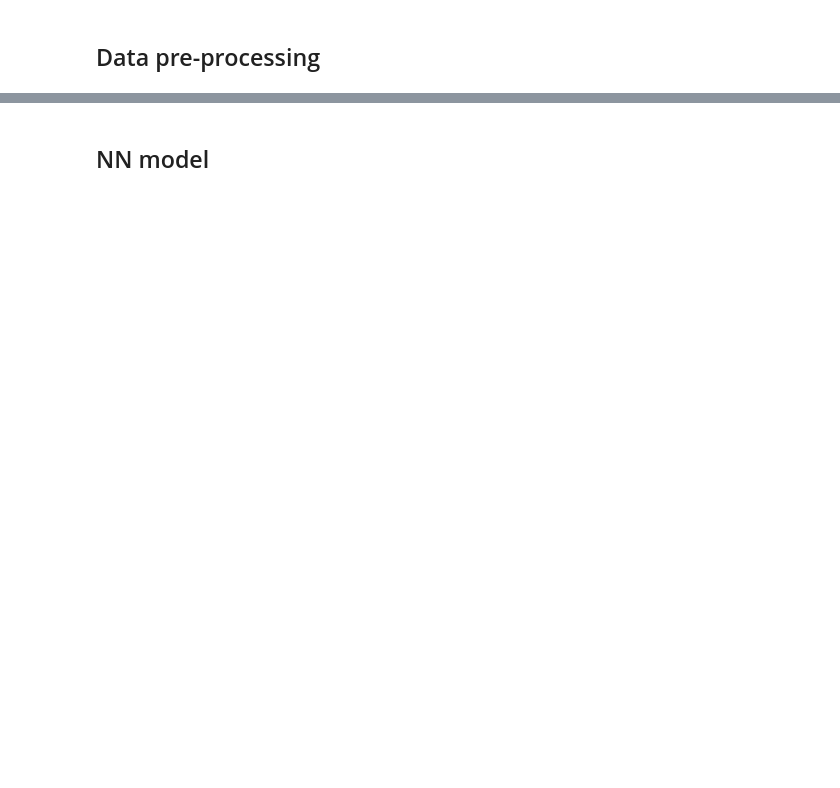
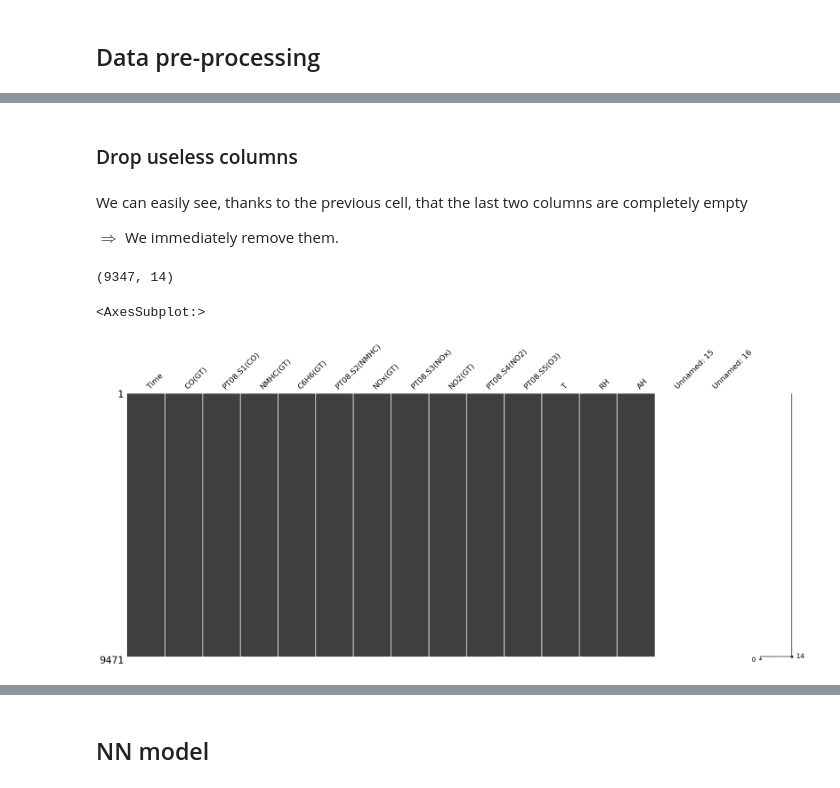
Before and after one commit to lcsrodriguez/dl-practicals, a Jupyter notebook: p2/p2.ipynb, the cells around one changed output, grey strips where cells are left out. Cells and saved outputs as stored; diff of their text form; code cells hidden in the pictures; blank space fills up the shorter version.

Commit message:
Adding columns droping step + drop duplicates

```diff
--- a/p2/p2.ipynb
+++ b/p2/p2.ipynb
@@ -85,0 +89,3 @@ import missin
+# %%
+df.drop_duplicates(inplace=True) # we keep the "keep" argument to its default value : "first"
+df.shape
@@ -85,0 +117,16 @@ import missin
+# %% [markdown]
+### Drop useless columns
+# %% [markdown]
+We can easily see, thanks to the previous cell, that the last two columns are completely empty
+
+$\Longrightarrow$ We immediately remove them.
+# %%
+df.drop(['Unnamed: 15', 'Unnamed: 16'], axis=1, inplace=True)
+df.shape
+# %% [output]
+(9347, 14)
+# %%
+msno.matrix(df)
+# %% [output]
+<AxesSubplot:>
+[figure, added]
```
Also changed, not shown: parts of 8 cells of this notebook.
